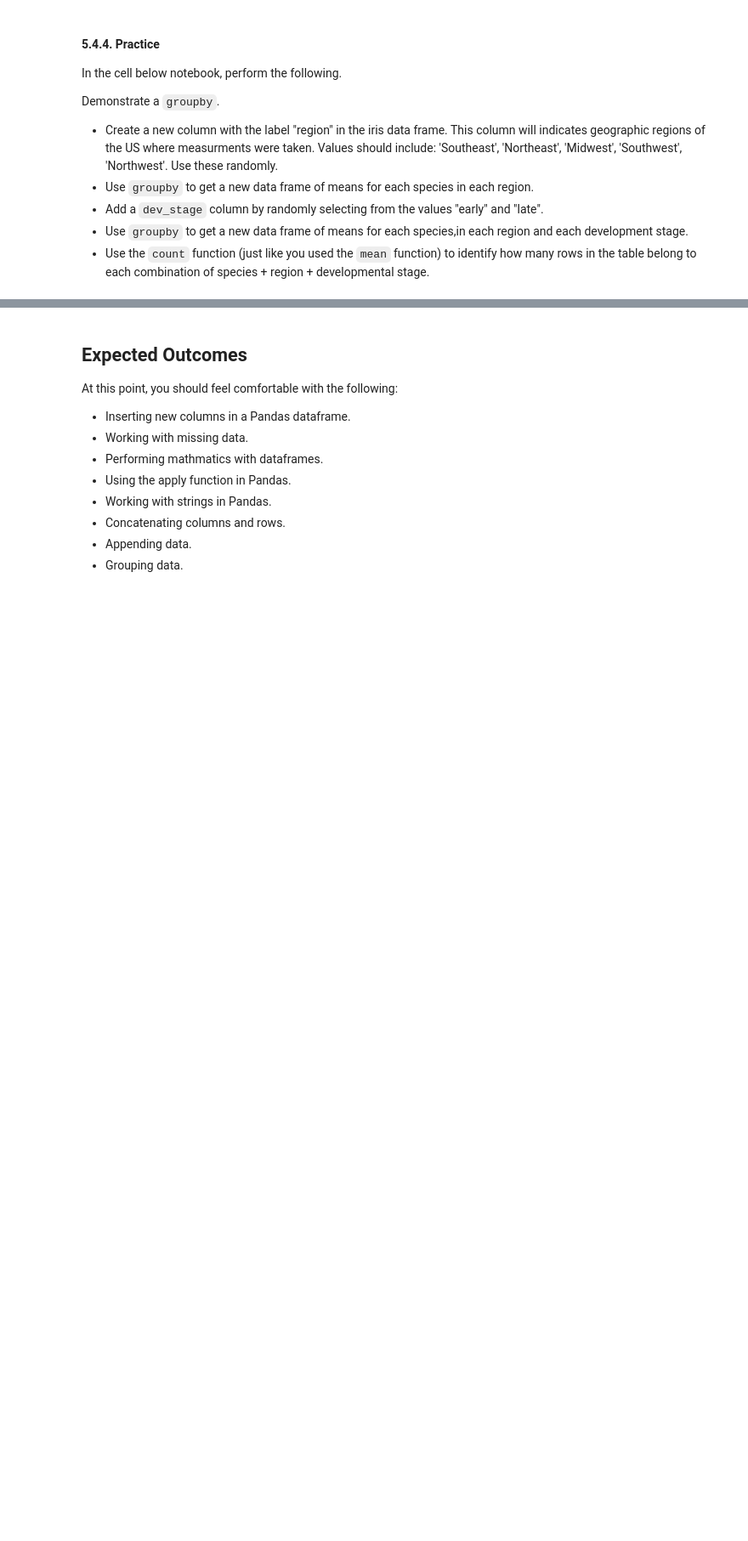
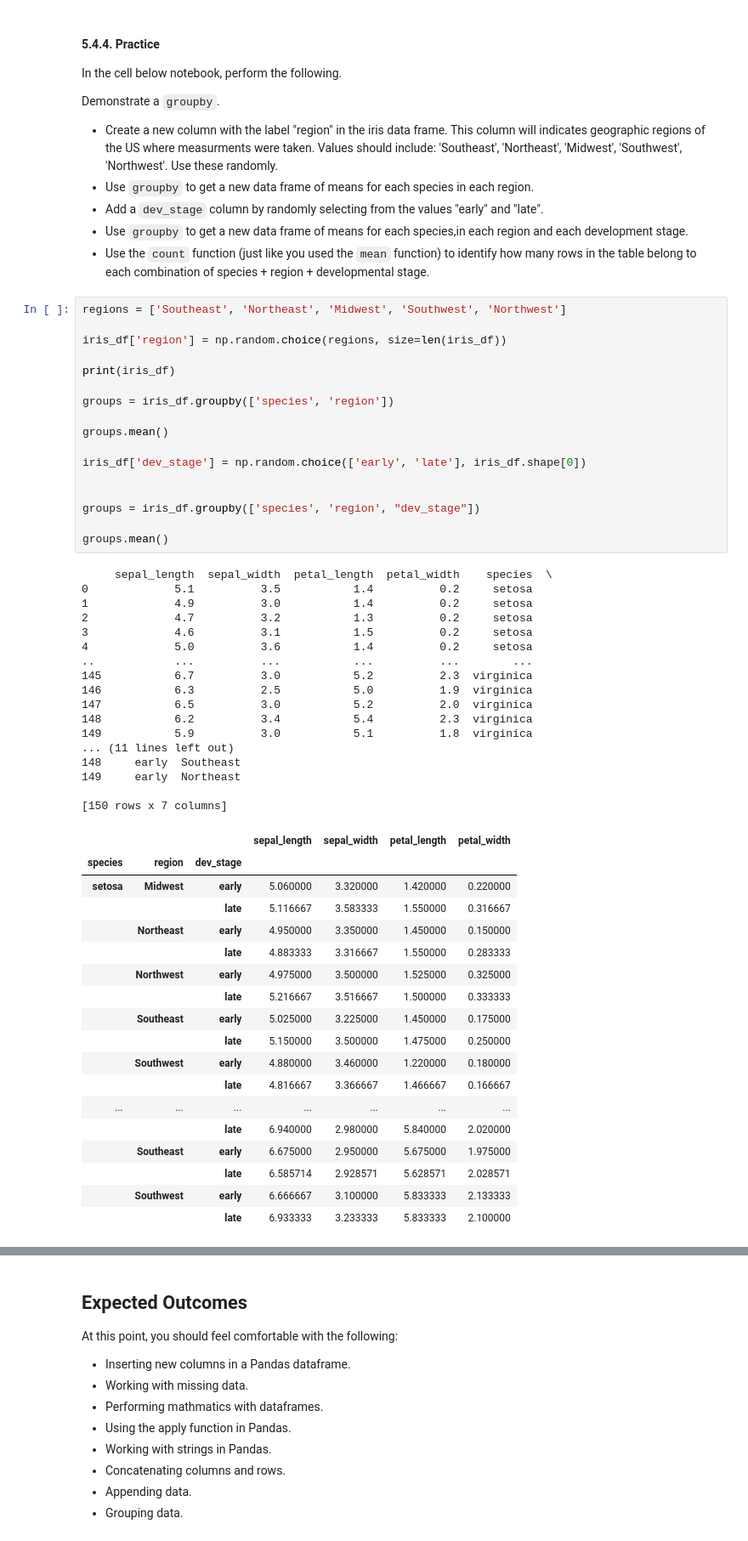
Before and after one commit to edomsic/Data-Analytics-With-Python, a Jupyter notebook: Module2-Data_Analytics/A04-Pandas_Part2.ipynb, the cells around one changed output, grey strips where cells are left out. Shown at 85% size. Cells and saved outputs as stored; diff of their text form; blank space fills up the shorter version.

```diff
--- a/Module2-Data_Analytics/A04-Pandas_Part2.ipynb
+++ b/Module2-Data_Analytics/A04-Pandas_Part2.ipynb
@@ -800,3 +1186,56 @@ Demonstrate a `groupby`.
 + Add a `dev_stage` column by randomly selecting from the values "early" and "late".
 + Use `groupby` to get a new data frame of means for each species,in each region and each development stage.
 + Use the `count` function (just like you used the `mean` function) to identify how many rows in the table belong to each combination of species + region + developmental stage.
+# %%
+regions = ['Southeast', 'Northeast', 'Midwest', 'Southwest', 'Northwest']
+
+iris_df['region'] = np.random.choice(regions, size=len(iris_df))
+
+print(iris_df)
+
+groups = iris_df.groupby(['species', 'region'])
+
+groups.mean()
+
+iris_df['dev_stage'] = np.random.choice(['early', 'late'], iris_df.shape[0])
+
+
+groups = iris_df.groupby(['species', 'region', "dev_stage"])
+
+groups.mean()
+# %% [output]
+     sepal_length  sepal_width  petal_length  petal_width    species  \
+0             5.1          3.5           1.4          0.2     setosa
+1             4.9          3.0           1.4          0.2     setosa
+2             4.7          3.2           1.3          0.2     setosa
+3             4.6          3.1           1.5          0.2     setosa
+4             5.0          3.6           1.4          0.2     setosa
+..            ...          ...           ...          ...        ...
+145           6.7          3.0           5.2          2.3  virginica
+146           6.3          2.5           5.0          1.9  virginica
+147           6.5          3.0           5.2          2.0  virginica
+148           6.2          3.4           5.4          2.3  virginica
+149           5.9          3.0           5.1          1.8  virginica
+... (11 lines left out)
+148     early  Southeast
+149     early  Northeast
+
+[150 rows x 7 columns]
+|  |  |  | sepal_length | sepal_width | petal_length | petal_width |
+| species | region | dev_stage |  |  |  |  |
+| setosa | Midwest | early | 5.060000 | 3.320000 | 1.420000 | 0.220000 |
+|  |  | late | 5.116667 | 3.583333 | 1.550000 | 0.316667 |
+|  | Northeast | early | 4.950000 | 3.350000 | 1.450000 | 0.150000 |
+|  |  | late | 4.883333 | 3.316667 | 1.550000 | 0.283333 |
+|  | Northwest | early | 4.975000 | 3.500000 | 1.525000 | 0.325000 |
+|  |  | late | 5.216667 | 3.516667 | 1.500000 | 0.333333 |
+|  | Southeast | early | 5.025000 | 3.225000 | 1.450000 | 0.175000 |
+|  |  | late | 5.150000 | 3.500000 | 1.475000 | 0.250000 |
+|  | Southwest | early | 4.880000 | 3.460000 | 1.220000 | 0.180000 |
+|  |  | late | 4.816667 | 3.366667 | 1.466667 | 0.166667 |
+| ... | ... | ... | ... | ... | ... | ... |
+|  |  | late | 6.940000 | 2.980000 | 5.840000 | 2.020000 |
+|  | Southeast | early | 6.675000 | 2.950000 | 5.675000 | 1.975000 |
+|  |  | late | 6.585714 | 2.928571 | 5.628571 | 2.028571 |
+|  | Southwest | early | 6.666667 | 3.100000 | 5.833333 | 2.133333 |
+|  |  | late | 6.933333 | 3.233333 | 5.833333 | 2.100000 |
```
Also changed, not shown: parts of 49 cells of this notebook.
